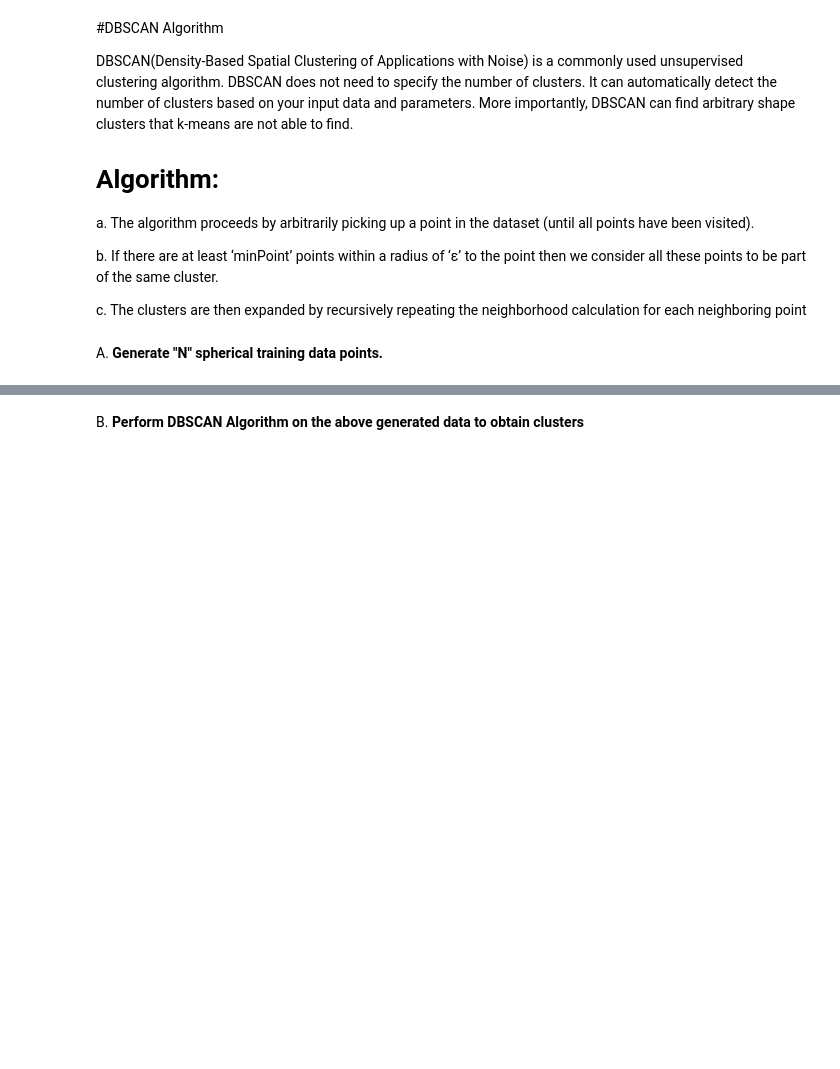
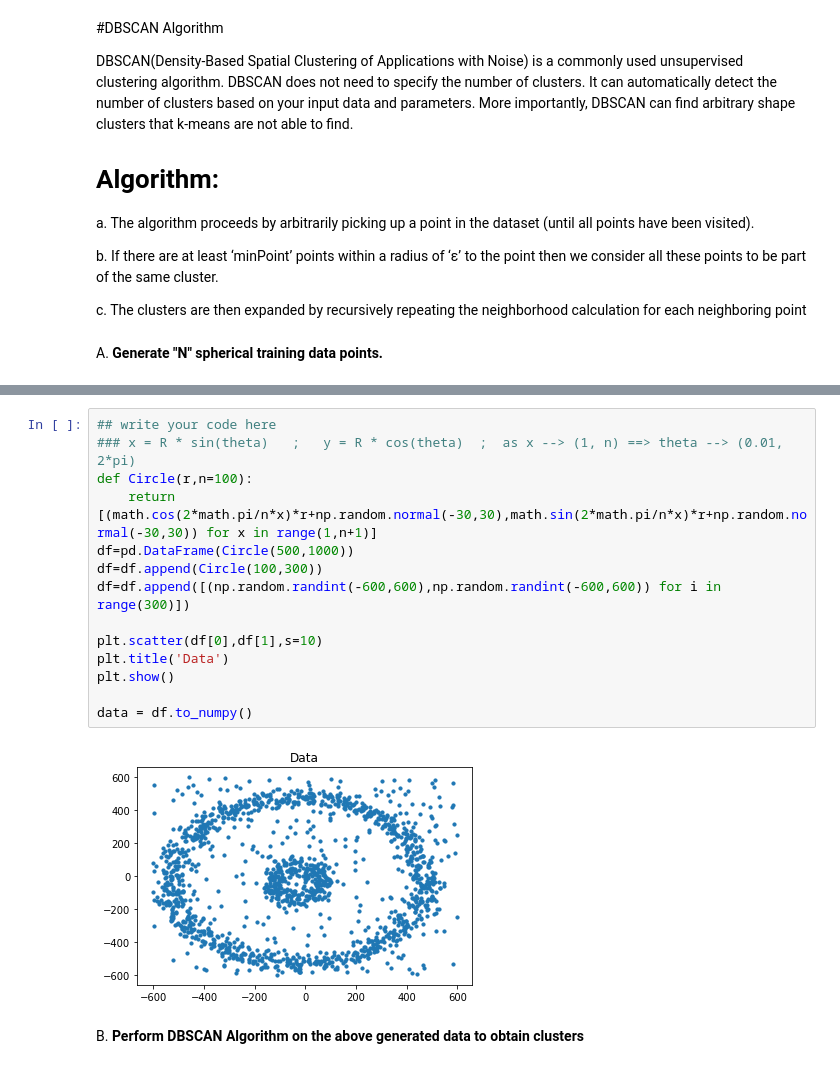
Before and after one commit to shashankp28/PRML-Lab-22, a Jupyter notebook: Assignment_7/Lab_5_CLustering_Part_2.ipynb, the cells around one changed output, grey strips where cells are left out. Cells and saved outputs as stored; diff of their text form; blank space fills up the shorter version.

```diff
--- a/Assignment_7/Lab_5_CLustering_Part_2.ipynb
+++ b/Assignment_7/Lab_5_CLustering_Part_2.ipynb
@@ -26,2 +27,18 @@ A. **Generate "N" spherical training data points.**
+# %%
+## write your code here
+### x = R * sin(theta)   ;   y = R * cos(theta)  ;  as x --> (1, n) ==> theta --> (0.01, 2*pi)
+def Circle(r,n=100):
+    return [(math.cos(2*math.pi/n*x)*r+np.random.normal(-30,30),math.sin(2*math.pi/n*x)*r+np.random.normal(-30,30)) for x in range(1,n+1)]
+df=pd.DataFrame(Circle(500,1000))
+df=df.append(Circle(100,300))
+df=df.append([(np.random.randint(-600,600),np.random.randint(-600,600)) for i in range(300)])
+
+plt.scatter(df[0],df[1],s=10)
+plt.title('Data')
+plt.show()
+
+data = df.to_numpy()
+# %% [output]
+[figure, added]
 # %% [markdown]
 B. **Perform DBSCAN Algorithm on the above generated data to obtain clusters**
```
Also changed, not shown: parts of 22 cells of this notebook, 2 other files.
